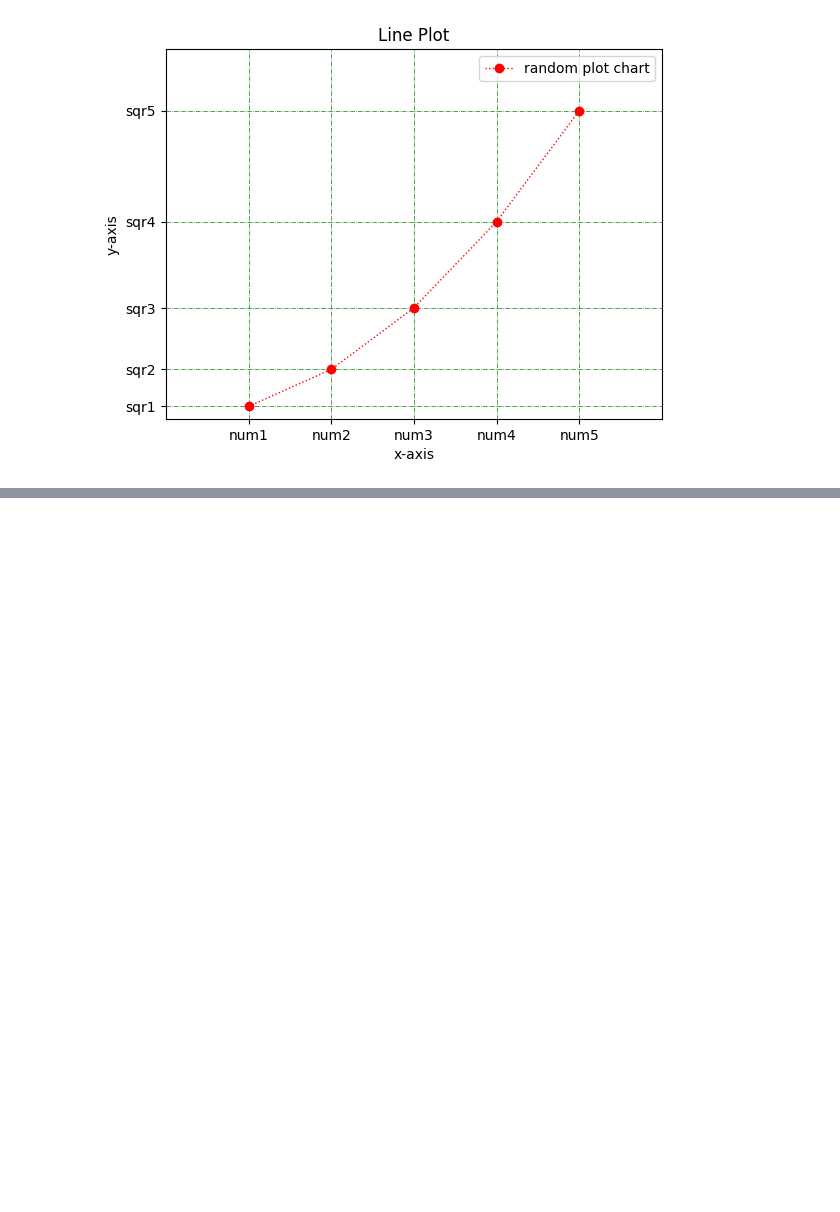
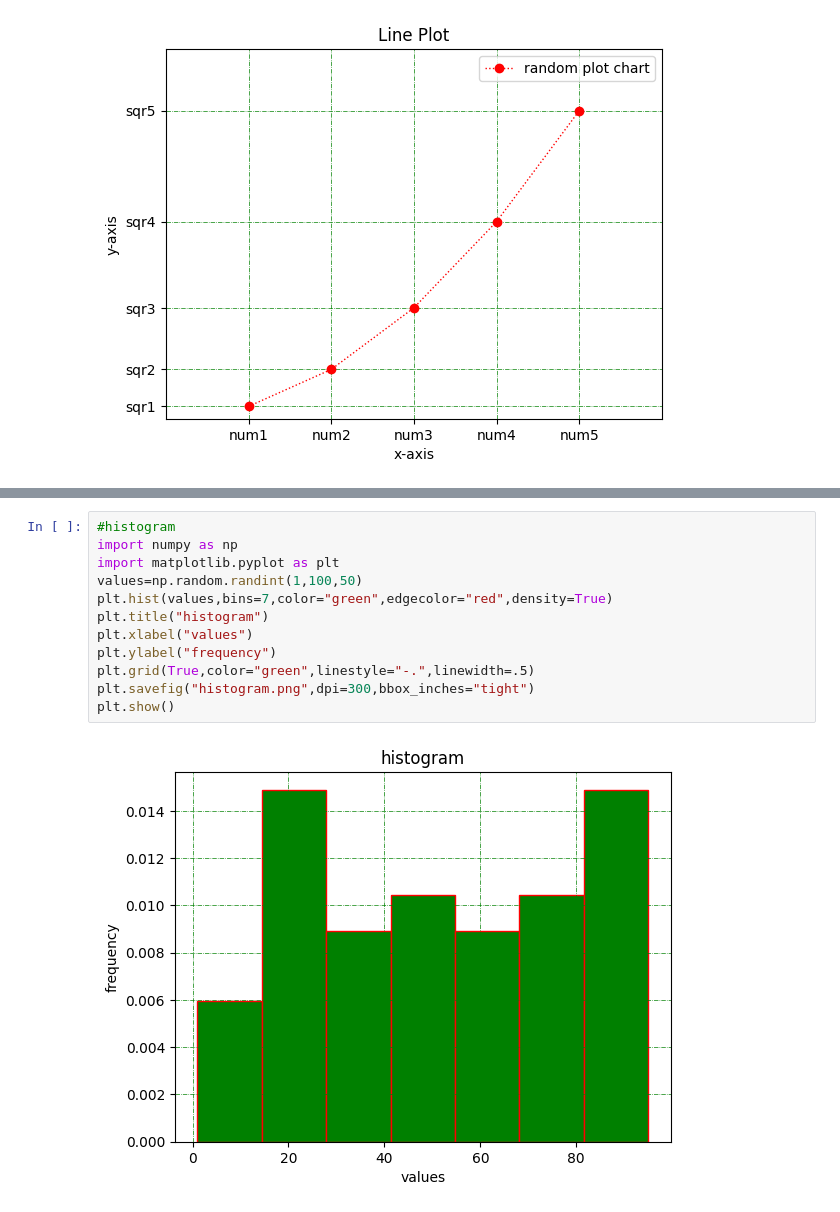
Before and after one commit to tapader13/python-practice-for-academy, a Jupyter notebook: matplotlib.ipynb, the cells around one changed output, grey strips where cells are left out. Drawn from its saved outputs; the diff is of its cells as text; blank space fills up the shorter version.

```diff
--- a/matplotlib.ipynb
+++ b/matplotlib.ipynb
@@ -25,0 +72,14 @@ plt.show()
+# %%
+#histogram
+import numpy as np
+import matplotlib.pyplot as plt
+values=np.random.randint(1,100,50)
+plt.hist(values,bins=7,color="green",edgecolor="red",density=True)
+plt.title("histogram")
+plt.xlabel("values")
+plt.ylabel("frequency")
+plt.grid(True,color="green",linestyle="-.",linewidth=.5)
+plt.savefig("histogram.png",dpi=300,bbox_inches="tight")
+plt.show()
+# %% [output]
+[figure, added]
```
Also changed, not shown: parts of 8 cells of this notebook.
